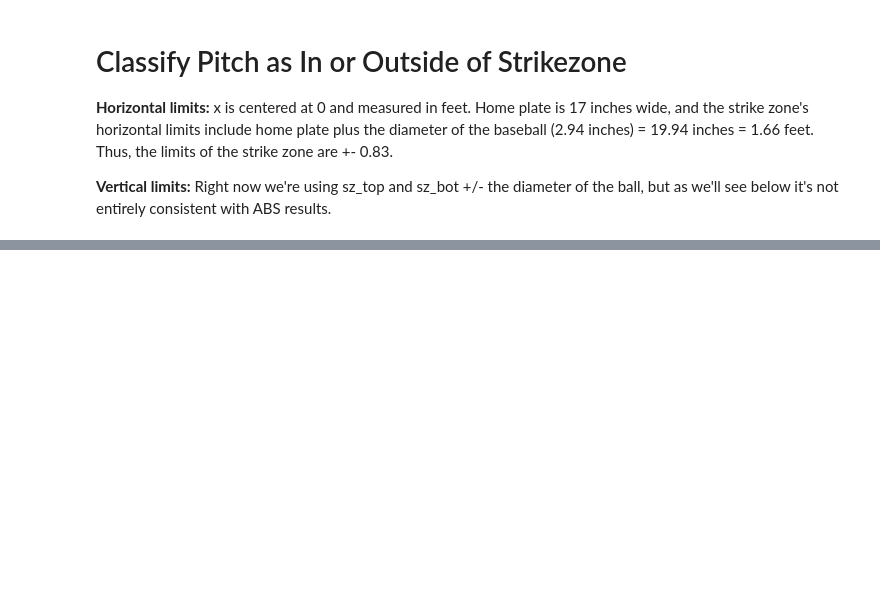
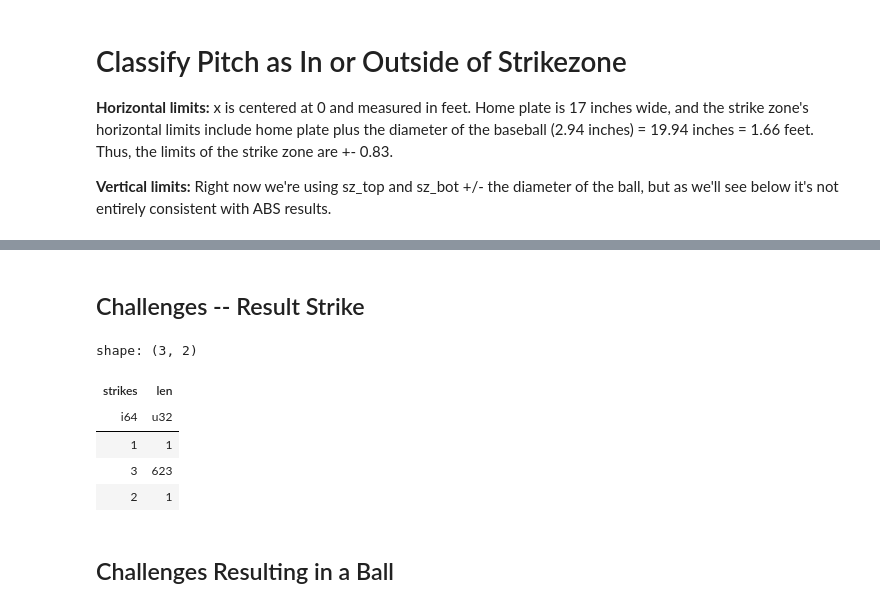
Before and after one commit to sethbilliau/mlb-spring-training, a Jupyter notebook: milb analysis/analysis.ipynb, the cells around one changed output, grey strips where cells are left out. Cells and saved outputs as stored; diff of their text form; code cells hidden in the pictures; blank space fills up the shorter version.

```diff
--- a/milb analysis/analysis.ipynb
+++ b/milb analysis/analysis.ipynb
@@ -123,0 +173,19 @@ a = (
+# %% [markdown]
+## Challenges -- Result Strike
+# %%
+(
+    pbp
+        .filter(
+            (pl.col('challenge') == 1) &
+            (pl.col('strikes') > pl.col('lag_strikes'))
+        )
+        .group_by(pl.col('strikes'))
+        .len()
+)
+# %% [output]
+shape: (3, 2)
+| strikes | len |
+| i64 | u32 |
+| 1 | 1 |
+| 3 | 623 |
+| 2 | 1 |
@@ -123,0 +295,2 @@ a = (
+# %% [markdown]
+## Challenges Resulting in a Ball
```
Also changed, not shown: parts of 23 cells of this notebook, 1 other file.
